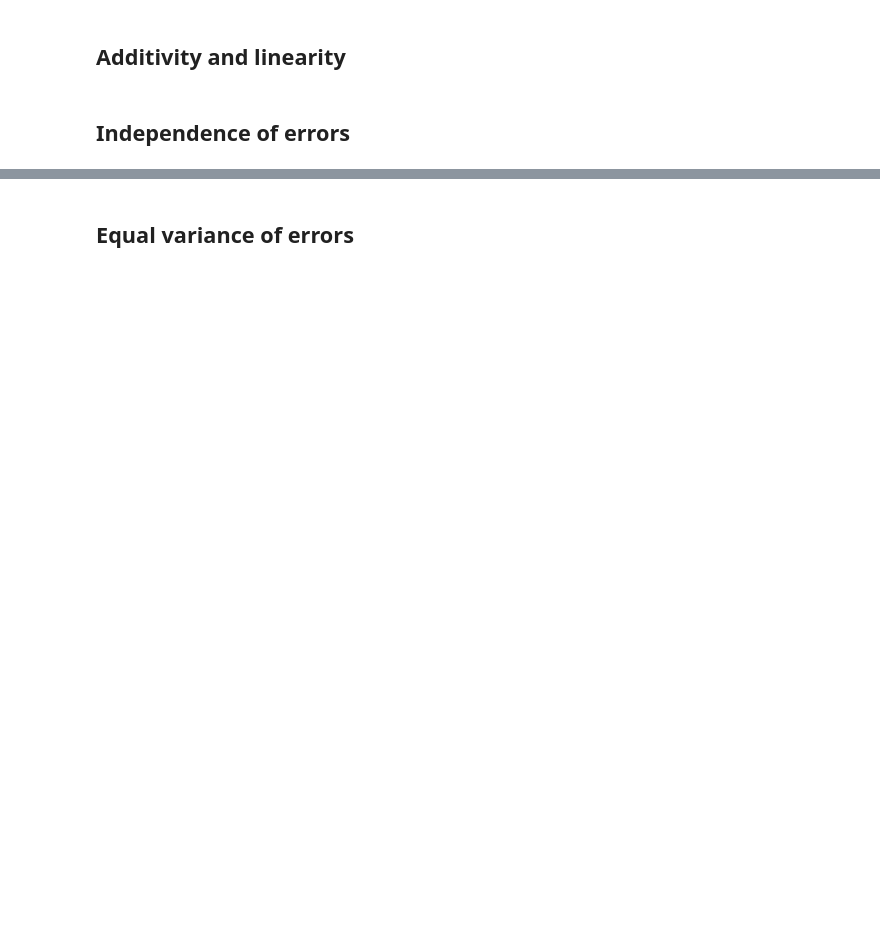
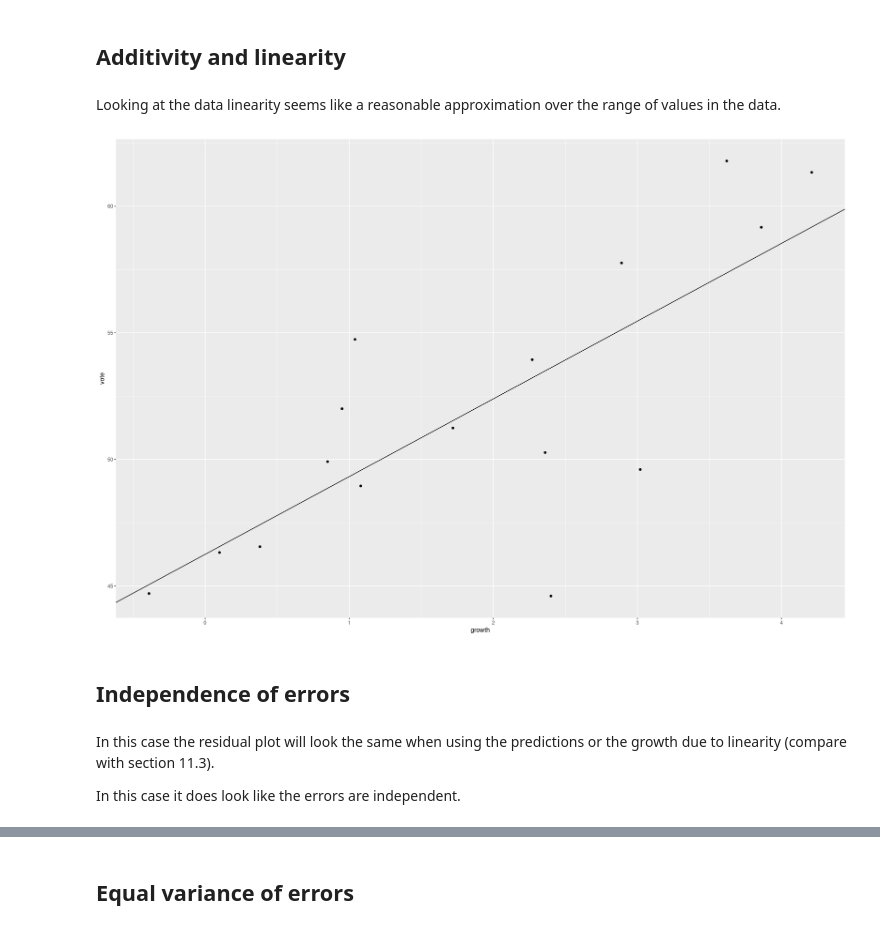
Before and after one commit to EdwardJRoss/regression_stories, a Jupyter notebook: Chapter 11 Exercises.ipynb, the cells around one changed output, grey strips where cells are left out. Drawn from its saved outputs; the diff is of its cells as text; code cells hidden in the pictures; blank space fills up the shorter version.

```diff
--- a/Chapter 11 Exercises.ipynb
+++ b/Chapter 11 Exercises.ipynb
@@ -22,6 +23,14 @@ download_if_missing <- function(filename, url) {
 
 For the model in Section 7.1 predicting presidental vote share from the economy, discuss each of the assumptions in the numbered list in Section 11.1.
 For each assumption, state where it is made (implicitly of explicitly) in the model, whether it seems reasonable, and how you might address violations of the assumptions.
+# %%
+filename <- "./data/ElectionsEconomy/hibbs.dat"
+
+download_if_missing(filename,
+                    'https://raw.githubusercontent.com/avehtari/ROS-Examples/master/ElectionsEconomy/data/hibbs.dat')
+hibbs <- read.table("./data/ElectionsEconomy/hibbs.dat", header=TRUE)
+# %%
+hibbs_model <- stan_glm(vote ~ growth, data=hibbs, refresh=0)
 # %% [markdown]
 The underlying data comes from [Douglas A. Hibbs "Bread and Peace" model](https://douglas-hibbs.com/background-information-on-bread-and-peace-voting-in-us-presidential-elections/).
 
@@ -45,4 +59,16 @@ The weight could be thought of as a parameter in the model; it is valid if it wo
 # %% [markdown]
 ## Additivity and linearity
+# %% [markdown]
+Looking at the data linearity seems like a reasonable approximation over the range of values in the data.
+# %%
+hibbs %>%
+gf_point(vote ~ growth) %>%
+gf_abline(intercept=~coef(hibbs_model)['(Intercept)'], slope=~coef(hibbs_model)['growth'])
+# %% [output]
+[figure, added]
 # %% [markdown]
 ## Independence of errors
+# %% [markdown]
+In this case the residual plot will look the same when using the predictions or the growth due to linearity (compare with section 11.3).
+
+In this case it does look like the errors are independent.
```
Also changed, not shown: parts of 150 cells of this notebook, 3 other files.
